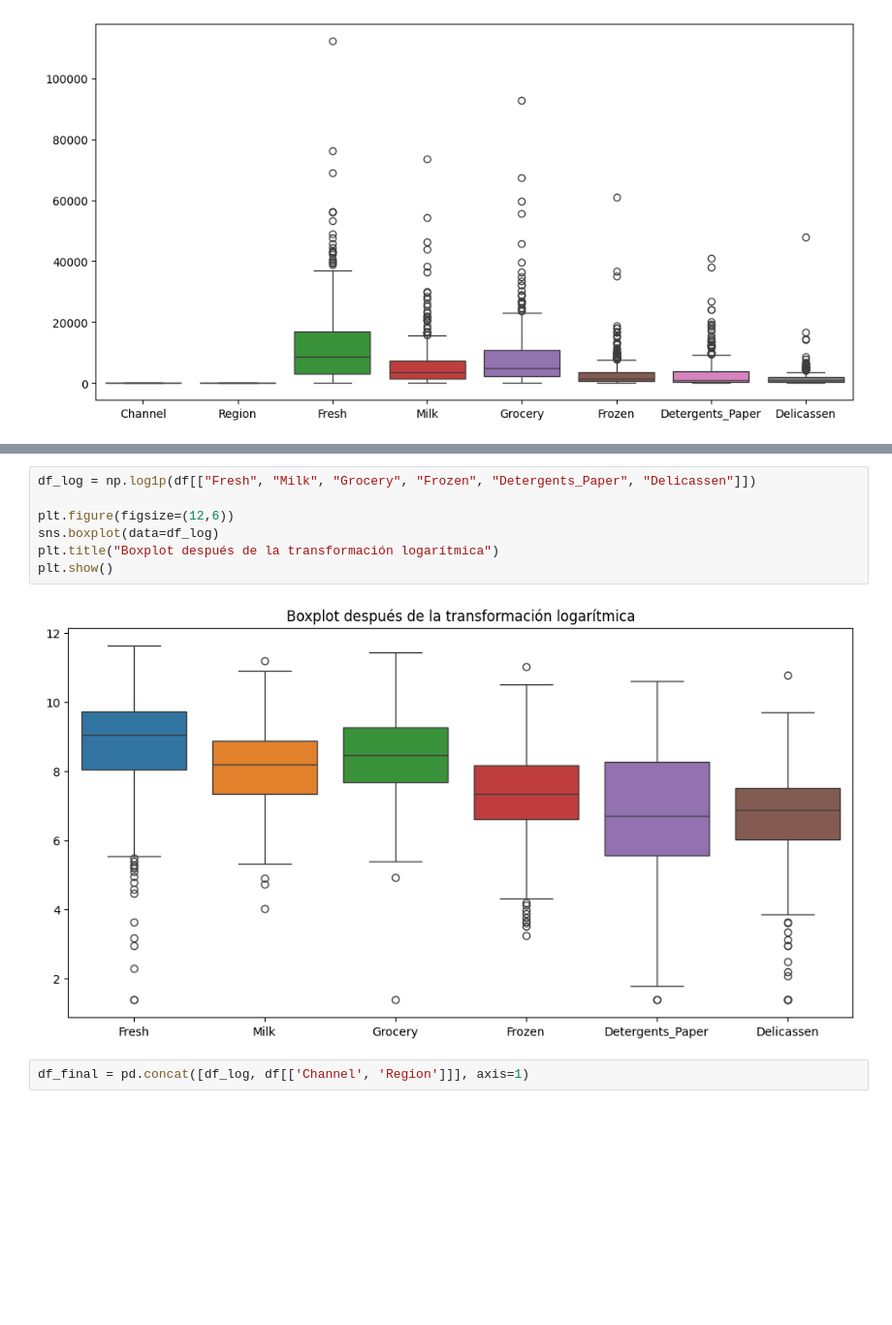
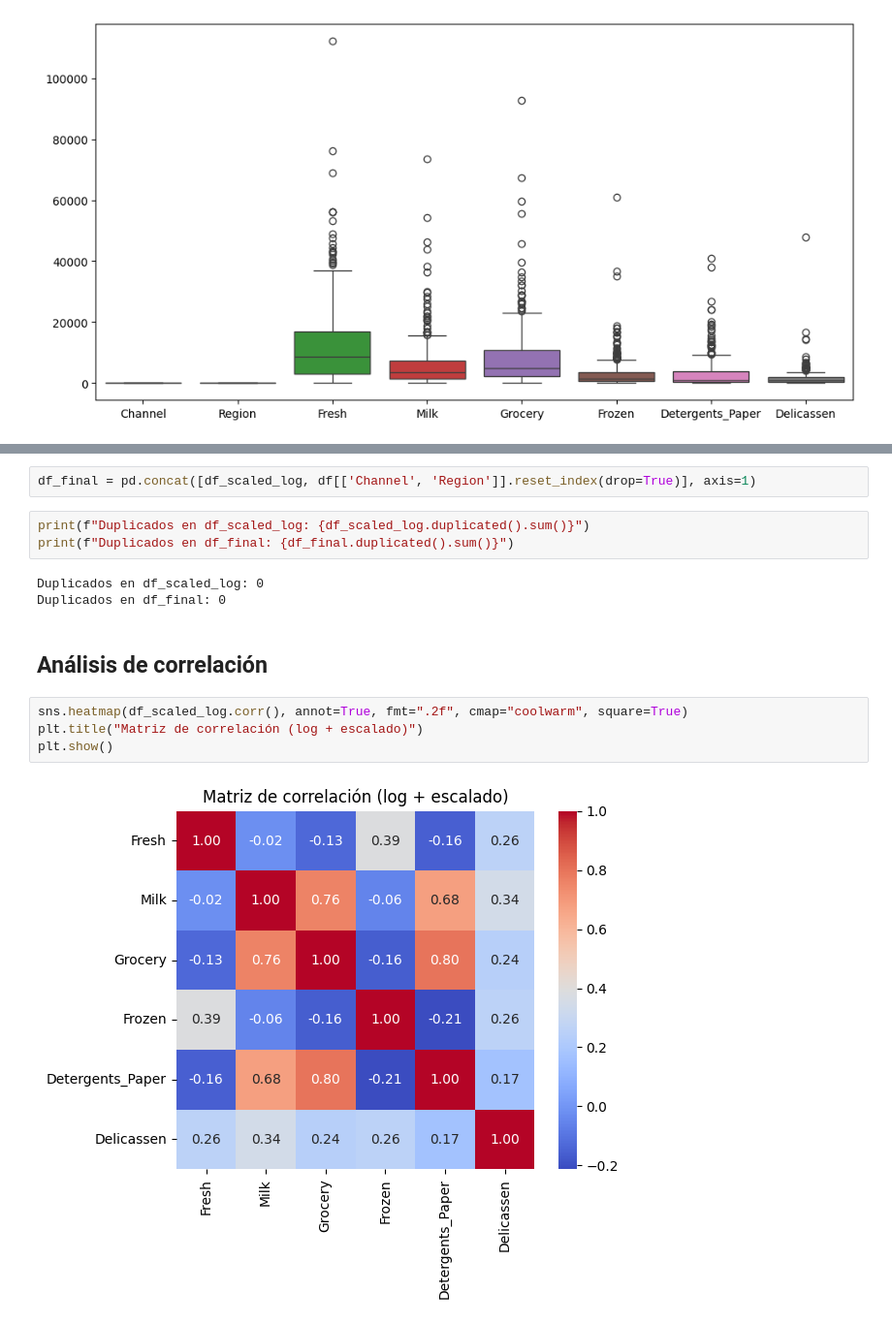
Before and after one commit to patrii10/ML_Customer_Segmentation, a Jupyter notebook: src/notebooks/EDA_inicial.ipynb, the cells around one changed output, grey strips where cells are left out. Shown at 97% size. Saved outputs shown, nothing was run; the diff lists cells and outputs as text; blank space fills up the shorter version.

```diff
--- a/src/notebooks/EDA_inicial.ipynb
+++ b/src/notebooks/EDA_inicial.ipynb
@@ -175,11 +241,16 @@ plt.show()
-# %%
-df_log = np.log1p(df[["Fresh", "Milk", "Grocery", "Frozen", "Detergents_Paper", "Delicassen"]])
-
-plt.figure(figsize=(12,6))
-sns.boxplot(data=df_log)
-plt.title("Boxplot después de la transformación logarítmica")
-plt.show()
-# %% [output]
-[figure, removed]
 # %%
-df_final = pd.concat([df_log, df[['Channel', 'Region']]], axis=1)
+df_final = pd.concat([df_scaled_log, df[['Channel', 'Region']].reset_index(drop=True)], axis=1)
+# %%
+print(f"Duplicados en df_scaled_log: {df_scaled_log.duplicated().sum()}")
+print(f"Duplicados en df_final: {df_final.duplicated().sum()}")
+# %% [output]
+Duplicados en df_scaled_log: 0
+Duplicados en df_final: 0
+# %% [markdown]
+## Análisis de correlación
+# %%
+sns.heatmap(df_scaled_log.corr(), annot=True, fmt=".2f", cmap="coolwarm", square=True)
+plt.title("Matriz de correlación (log + escalado)")
+plt.show()
+# %% [output]
+[figure, added]
```
Also changed, not shown: parts of 20 cells of this notebook, 10 other files.
